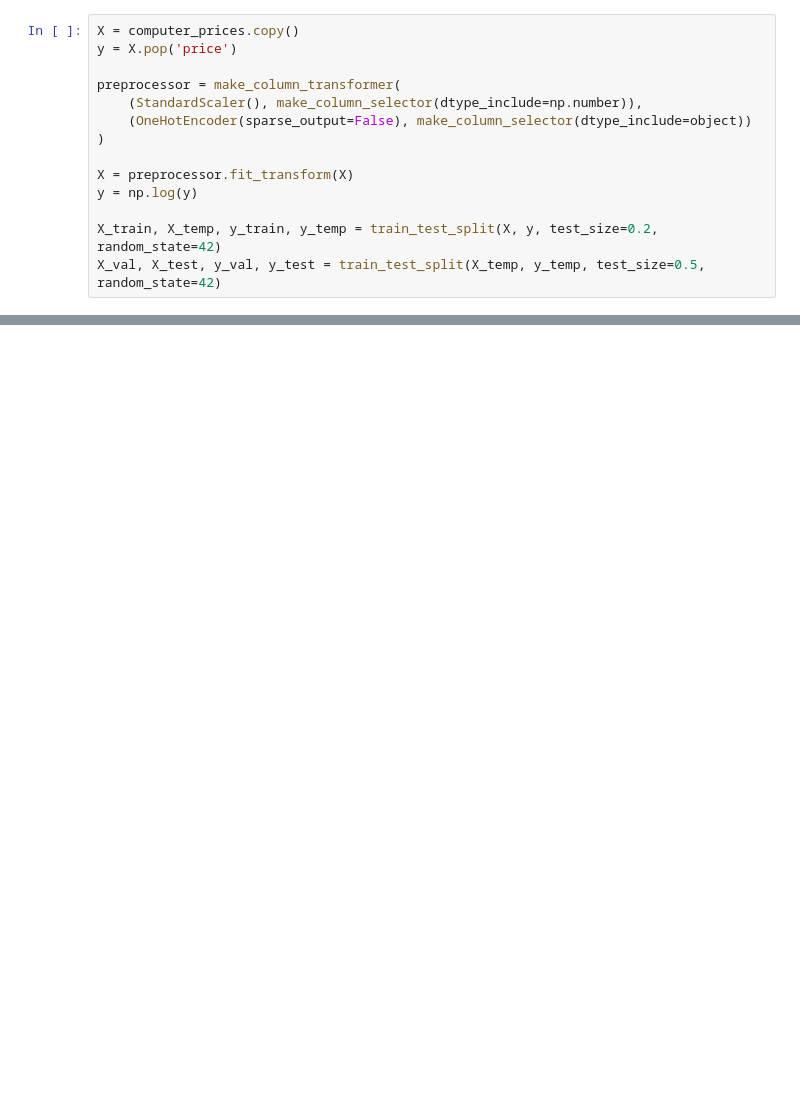
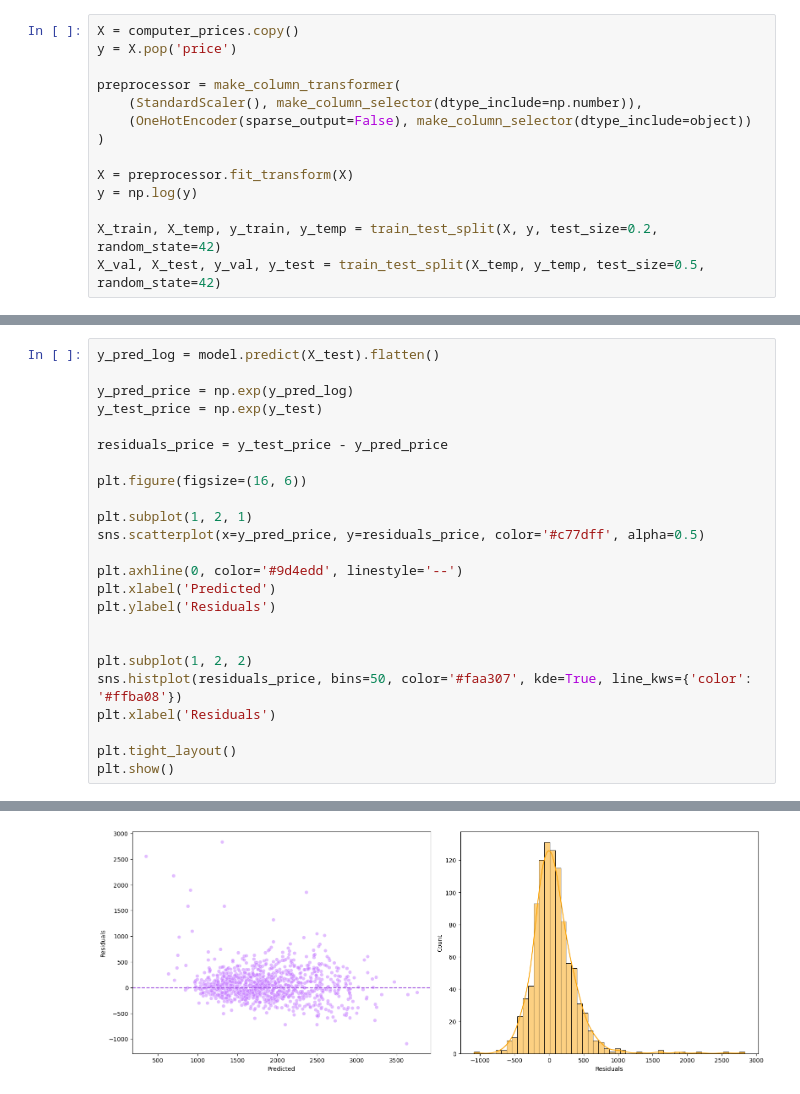
Before and after one commit to aQulionnn/computer-price-prediction, a Jupyter notebook: notebooks/analysis.ipynb, the cells around one changed output, grey strips where cells are left out. Saved outputs shown, nothing was run; the diff lists cells and outputs as text; blank space fills up the shorter version.

```diff
--- a/notebooks/analysis.ipynb
+++ b/notebooks/analysis.ipynb
@@ -103,0 +100,25 @@ Minimum Validation Loss: 0.0509
+# %%
+y_pred_log = model.predict(X_test).flatten()
+
+y_pred_price = np.exp(y_pred_log)
+y_test_price = np.exp(y_test)
+
+residuals_price = y_test_price - y_pred_price
+
+plt.figure(figsize=(16, 6))
+
+plt.subplot(1, 2, 1)
+sns.scatterplot(x=y_pred_price, y=residuals_price, color='#c77dff', alpha=0.5)
+
+plt.axhline(0, color='#9d4edd', linestyle='--')
+plt.xlabel('Predicted')
+plt.ylabel('Residuals')
+
+
+plt.subplot(1, 2, 2)
+sns.histplot(residuals_price, bins=50, color='#faa307', kde=True, line_kws={'color': '#ffba08'})
+plt.xlabel('Residuals')
+
+plt.tight_layout()
+plt.show()
+# %% [output]
@@ -103,0 +126 @@ Minimum Validation Loss: 0.0509
+[figure, added]
```
Also changed, not shown: parts of 8 cells of this notebook.
